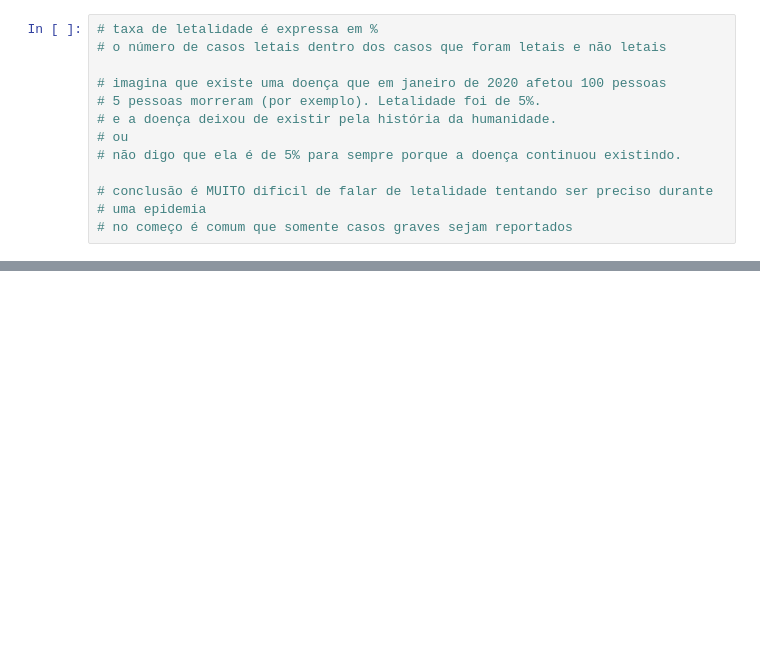
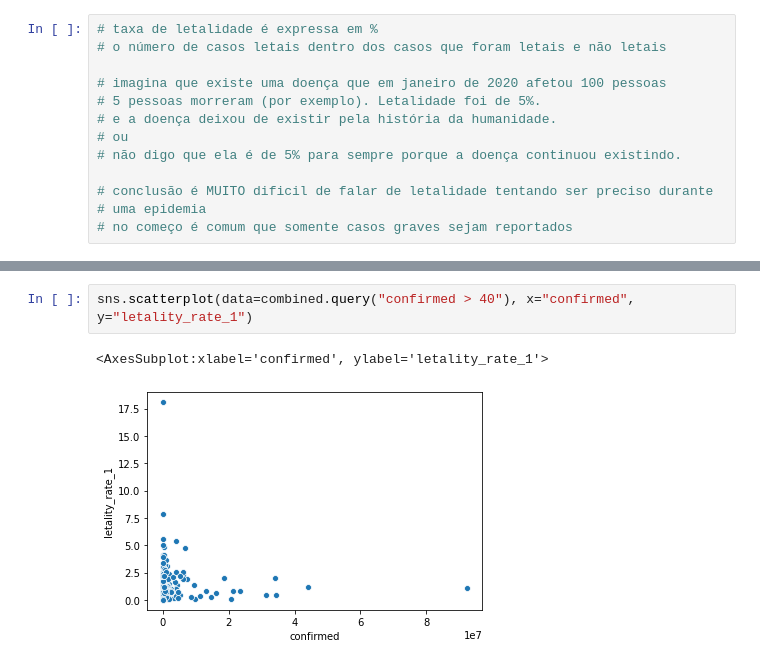
Before and after one commit to cglima/data-science-analises-para-saude-e-medicina, a Jupyter notebook: curso data science e saude.ipynb, the cells around one changed output, grey strips where cells are left out. Saved outputs shown, nothing was run; the diff lists cells and outputs as text; blank space fills up the shorter version.

```diff
--- a/curso data science e saude.ipynb
+++ b/curso data science e saude.ipynb
@@ -514,0 +568,5 @@ print(letality_rate_1 * 100)
+# %%
+sns.scatterplot(data=combined.query("confirmed > 40"), x="confirmed", y="letality_rate_1")
+# %% [output]
+<AxesSubplot:xlabel='confirmed', ylabel='letality_rate_1'>
+[figure, added]
```
Also changed, not shown: parts of 25 cells of this notebook.
